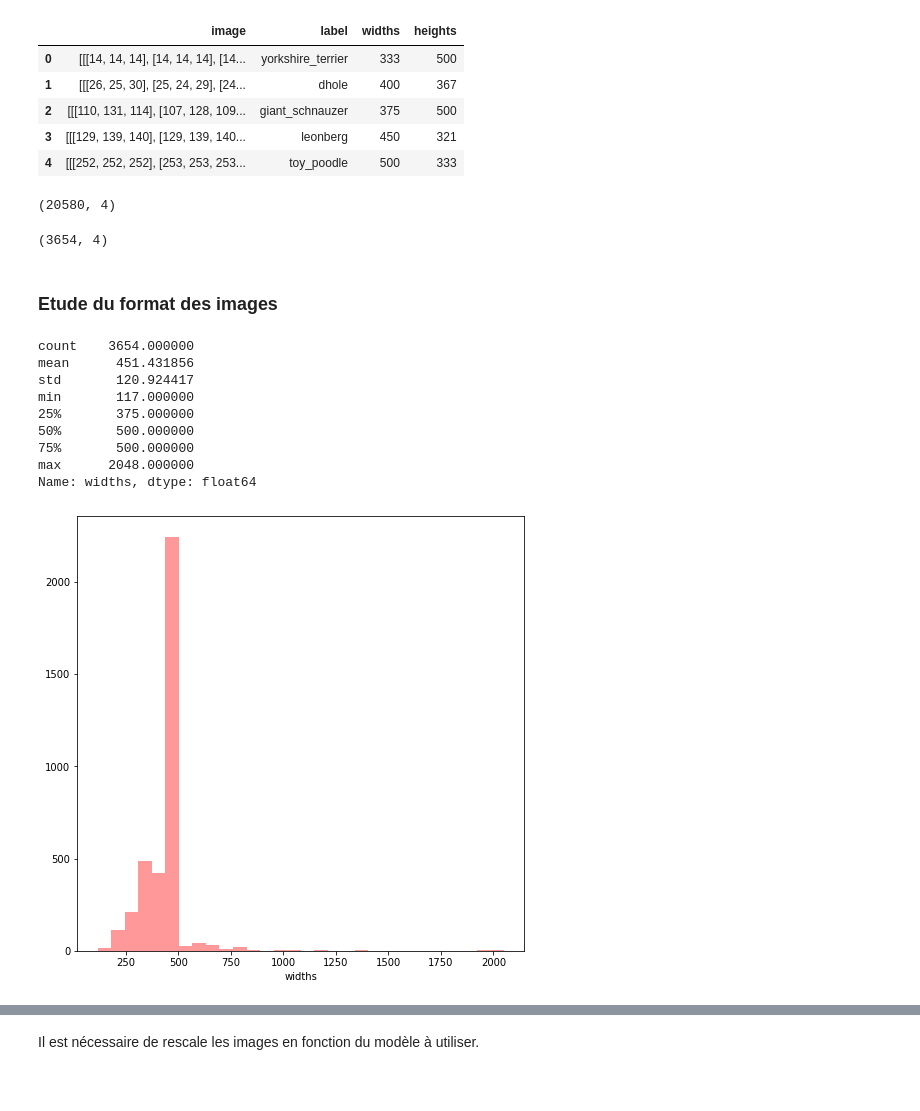
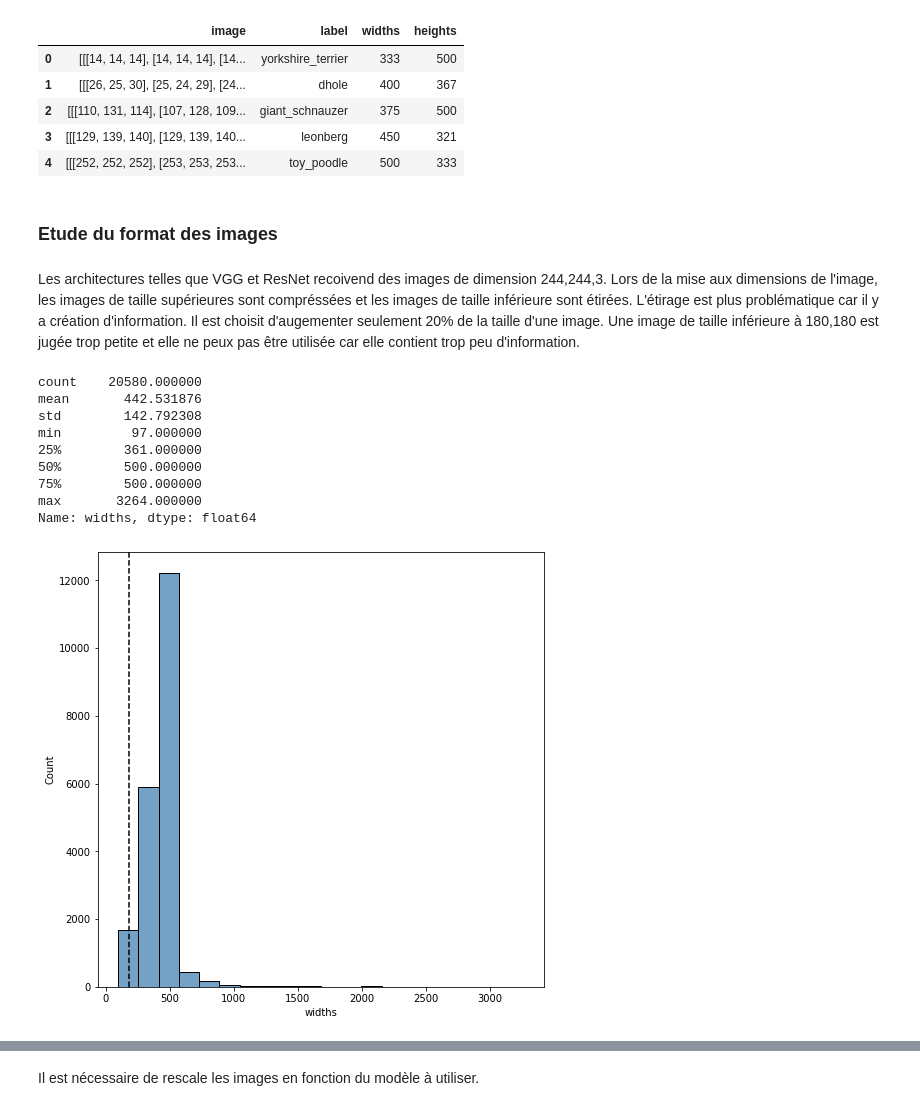
Before and after one commit to VincentNFR/openclassrooms_p06, a Jupyter notebook: analyse_exploratoire.ipynb, the cells around one changed output, grey strips where cells are left out. Drawn from its saved outputs; the diff is of its cells as text; code cells hidden in the pictures.

```diff
--- a/analyse_exploratoire.ipynb
+++ b/analyse_exploratoire.ipynb
@@ -167,35 +121,27 @@ df.head(5)
 | 2 | [[[110, 131, 114], [107, 128, 109... | giant_schnauzer | 375 | 500 |
 | 3 | [[[129, 139, 140], [129, 139, 140... | leonberg | 450 | 321 |
 | 4 | [[[252, 252, 252], [253, 253, 253... | toy_poodle | 500 | 333 |
-# %%
-df.shape
-# %% [output]
-(20580, 4)
-# %%
-df['label'] = df['label'].apply(lambda x: x if x in labels_to_keep else None)
-# %%
-df.dropna(subset=['label'], inplace=True)
-df.shape
-# %% [output]
-(3654, 4)
 # %% [markdown]
 ### Etude du format des images
+# %% [markdown]
+Les architectures telles que VGG et ResNet recoivend des images de dimension 244,244,3. Lors de la mise aux dimensions de l'image, les images de taille supérieures sont compréssées et les images de taille inférieure sont étirées. L'étirage est plus problématique car il y a création d'information. Il est choisit d'augementer seulement 20% de la taille d'une image. Une image de taille inférieure à 180,180 est jugée trop petite et elle ne peux pas être utilisée car elle contient trop peu d'information.
 # %%
 df['widths'].describe()
 # %% [output]
-count    3654.000000
-mean      451.431856
-std       120.924417
-min       117.000000
-25%       375.000000
-50%       500.000000
-75%       500.000000
-max      2048.000000
+count    20580.000000
+mean       442.531876
+std        142.792308
+min         97.000000
+25%        361.000000
+50%        500.000000
+75%        500.000000
+max       3264.000000
 Name: widths, dtype: float64
 # %%
 plt.figure(figsize=(8,8), facecolor='white')
-sns.distplot(df['widths'], kde = False, color ='red', bins = 30)
+sns.histplot(df['widths'], kde = False, color ='steelblue', bins = 20)
+plt.axvline(x=180, c='k', linestyle='dashed')
 plt.show()
 # %% [output]
-[figure, old version]
+[figure, new version]
 # %%
```
Also changed, not shown: parts of 21 cells of this notebook.
